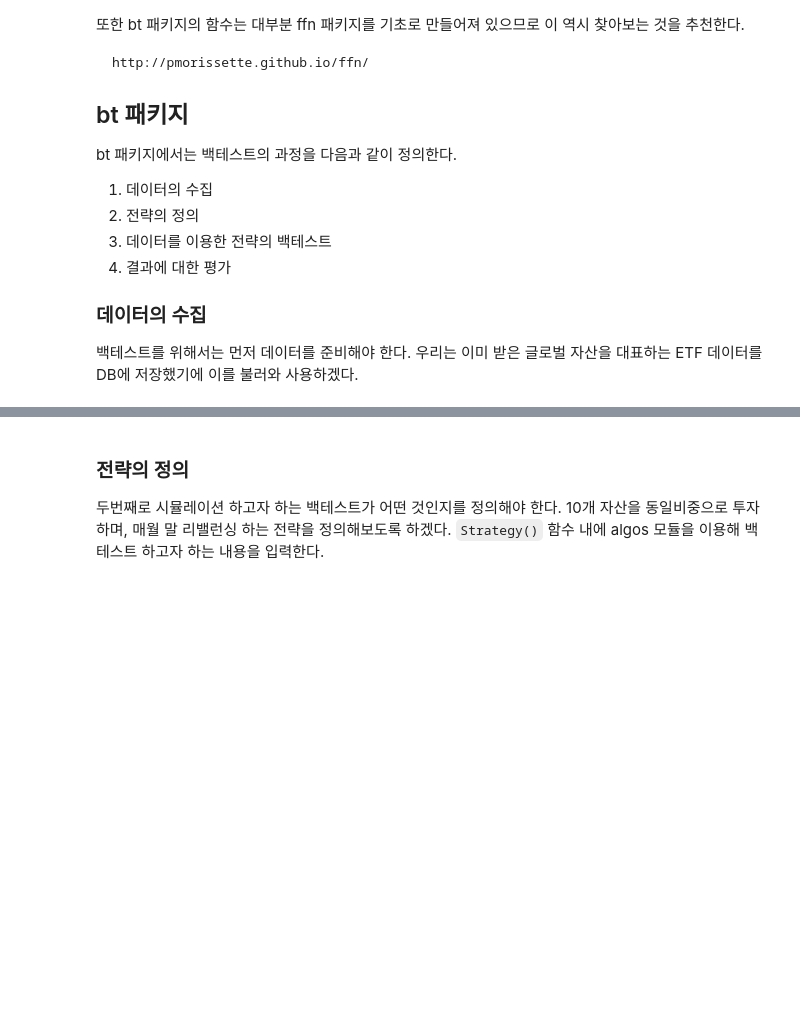
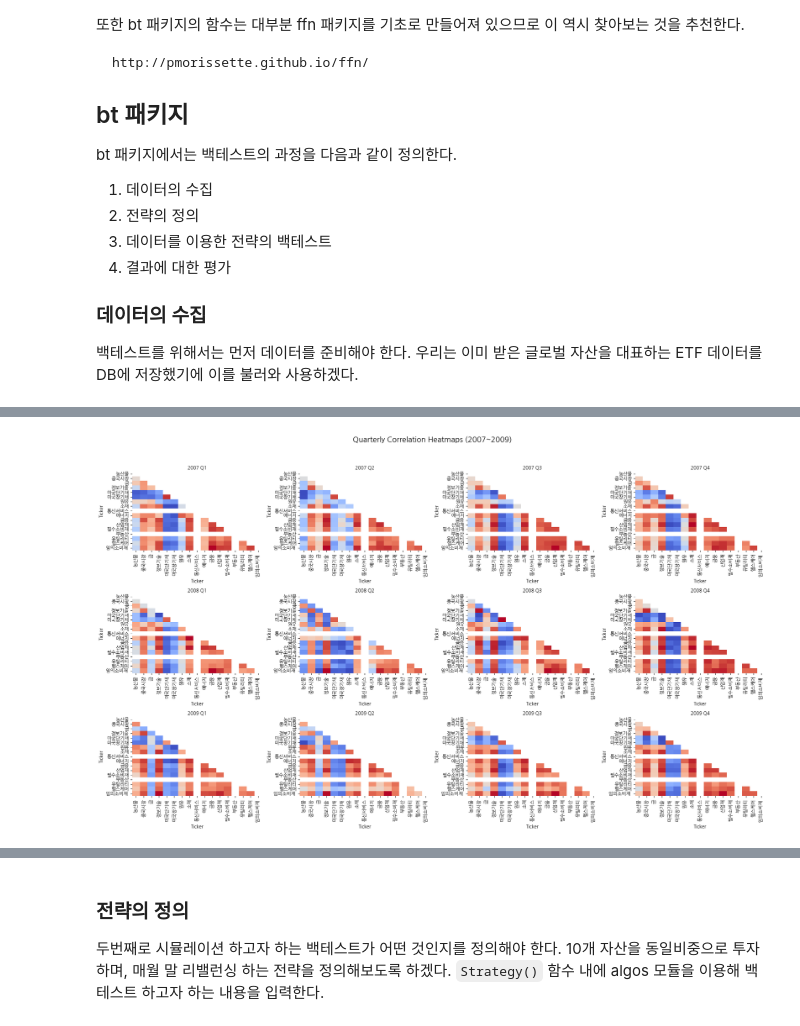
Before and after one commit to JaehwanKim00/stock_trading, a Jupyter notebook: backtest.ipynb, the cells around one changed output, grey strips where cells are left out. Cells and saved outputs as stored; diff of their text form; code cells hidden in the pictures; blank space fills up the shorter version.

```diff
--- a/backtest.ipynb
+++ b/backtest.ipynb
@@ -105,0 +110,20 @@ FileNotFoundError: [Errno 2] No such file or directory: 'JaehwanKim00/stock_trad
+# %%
+# 상관계수 행렬에서 상관계수가 낮은 항목 추출
+low_corr_pairs = []
+
+# 상관계수 행렬 반복
+for i in range(len(correlation_matrix.columns)):
+    for j in range(i+1, len(correlation_matrix.columns)):
+        corr_value = correlation_matrix.iloc[i, j]
+        if np.abs(corr_value) <= 0.2:  # 절댓값 기준
+            low_corr_pairs.append((correlation_matrix.columns[i], correlation_matrix.columns[j], corr_value))
+
+# 데이터프레임 생성 및 정렬
+low_corr_assets_ticker = pd.DataFrame(low_corr_pairs, columns=['자산 1', '자산 2', '상관계수'])
+low_corr_assets_ticker['상관계수'] = low_corr_assets_ticker['상관계수'].round(2)  # 소수점 2자리 반올림
+low_corr_assets_ticker['절댓값'] = np.abs(low_corr_assets_ticker['상관계수'])  # 절댓값 추가
+low_corr_df_sorted = low_corr_assets_ticker.sort_values(by='절댓값')  # 절댓값 기준 정렬
+low_corr_df_sorted = low_corr_df_sorted.drop(columns=['절댓값'])  # 절댓값 칼럼 삭제
+
+# 상관계수가 낮은 항목 출력
+low_corr_df_sorted
@@ -105,0 +148,62 @@ FileNotFoundError: [Errno 2] No such file or directory: 'JaehwanKim00/stock_trad
+# %%
+import numpy as np
+import yfinance as yf
+import pandas as pd
+import seaborn as sns
+import matplotlib.pyplot as plt
+import koreanize_matplotlib
+
+# 데이터 불러오기
+data = pd.read_csv('C:/Users/kjh/Desktop/sector(assets).csv', encoding="utf-8")
+tickers = data['티커'].tolist()
+
+assets = tickers
+
+# 티커를 섹터(자산군)으로 매핑
+ticker_to_name = dict(zip(data['티커'], data['섹터(자산군)']))
+
+# 데이터 다운로드
+data = yf.download(assets, start="2007-01-01", end="2009-12-31")['Adj Close']
+
+# prices의 칼럼명(티커)을 "섹터(자산군)"으로 변환
+data.rename(columns=ticker_to_name, inplace=True)
+
+# 로그 수익률 계산
+log_returns = data.pct_change().apply(lambda x: np.log(1 + x))
+
+# 분기별 상관분석 및 3x4 그리드 시각화
+fig, axes = plt.subplots(3, 4, figsize=(20, 12))  # 3행 4열 그리드 생성
+fig.suptitle("Quarterly Correlation Heatmaps (2007~2009)", fontsize=16)
+
+plot_idx = 0  # 플롯 인덱스 초기화
+for year in range(2007, 2010):  # 2007~2009년
+    for quarter in range(1, 5):  # 1~4분기
+        # 분기 데이터 필터링
+        quarterly_data = data[(data.index.year == year) & (data.index.quarter == quarter)]
+        if quarterly_data.empty:  # 데이터가 없는 경우 건너뜀
+            continue
+
+        log_returns = quarterly_data.pct_change().apply(lambda x: np.log(1 + x))  # 로그 수익률 계산
+        correlation_matrix = log_returns.corr()  # 상관관계 계산
+
+        # 현재 플롯 좌표 계산
+        row, col = divmod(plot_idx, 4)  # 4열 기준으로 행과 열 결정
+        ax = axes[row, col]
+        plot_idx += 1
+
+        # 상삼각형 마스킹
+        mask = np.triu(np.ones_like(correlation_matrix, dtype=bool))
+
+        # 히트맵 시각화
+        sns.heatmap(correlation_matrix, mask=mask, annot=False, cmap='coolwarm', fmt=".2f", ax=ax, cbar=False)
+        ax.set_title(f"{year} Q{quarter}", fontsize=10)
+
+# 나머지 빈 플롯 비활성화
+for i in range(plot_idx, 12):  # 총 12개의 플롯이므로 남은 플롯 비활성화
+    row, col = divmod(i, 4)
+    axes[row, col].axis("off")
+
+# 전체 레이아웃 조정
+plt.tight_layout(rect=[0, 0, 1, 0.95])  # 제목 공간 확보
+plt.show()
+# %% [output]
@@ -105,0 +214 @@ FileNotFoundError: [Errno 2] No such file or directory: 'JaehwanKim00/stock_trad
+[figure, added]
```
Also changed, not shown: parts of 6 cells of this notebook.
